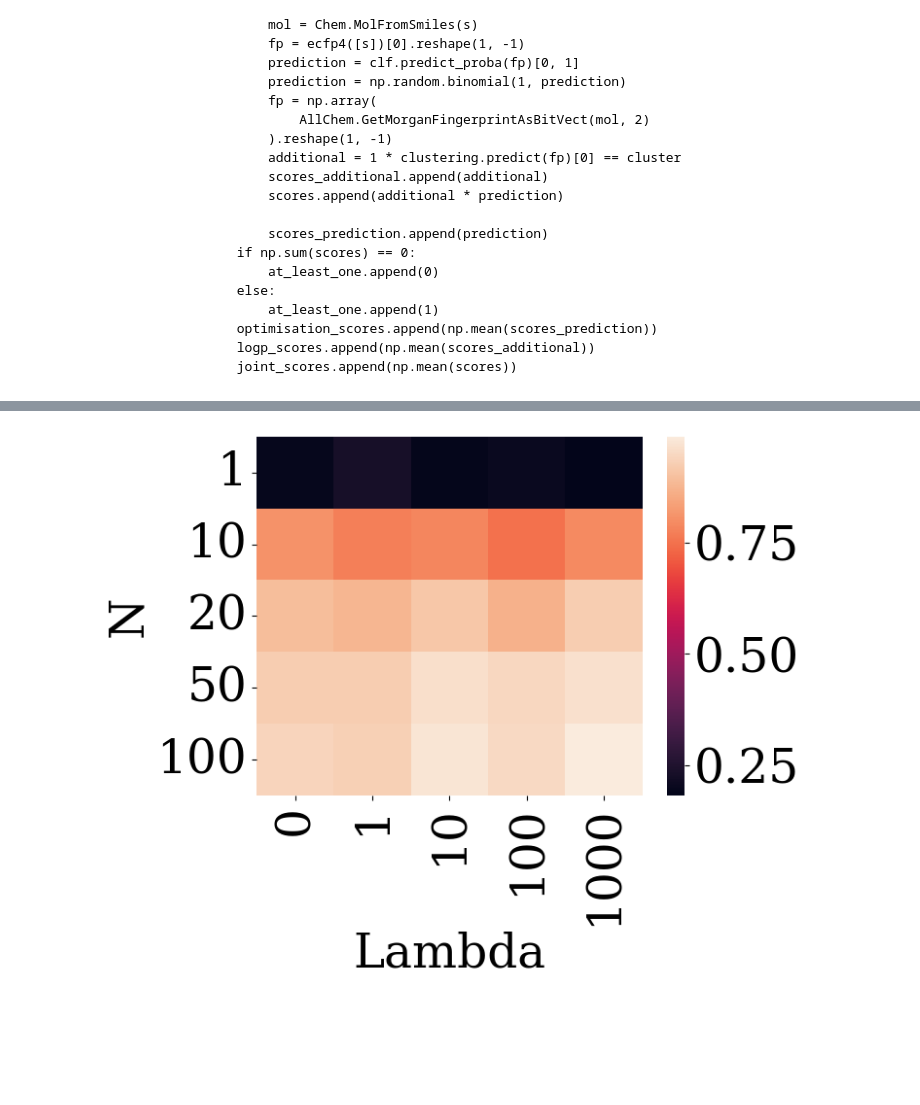
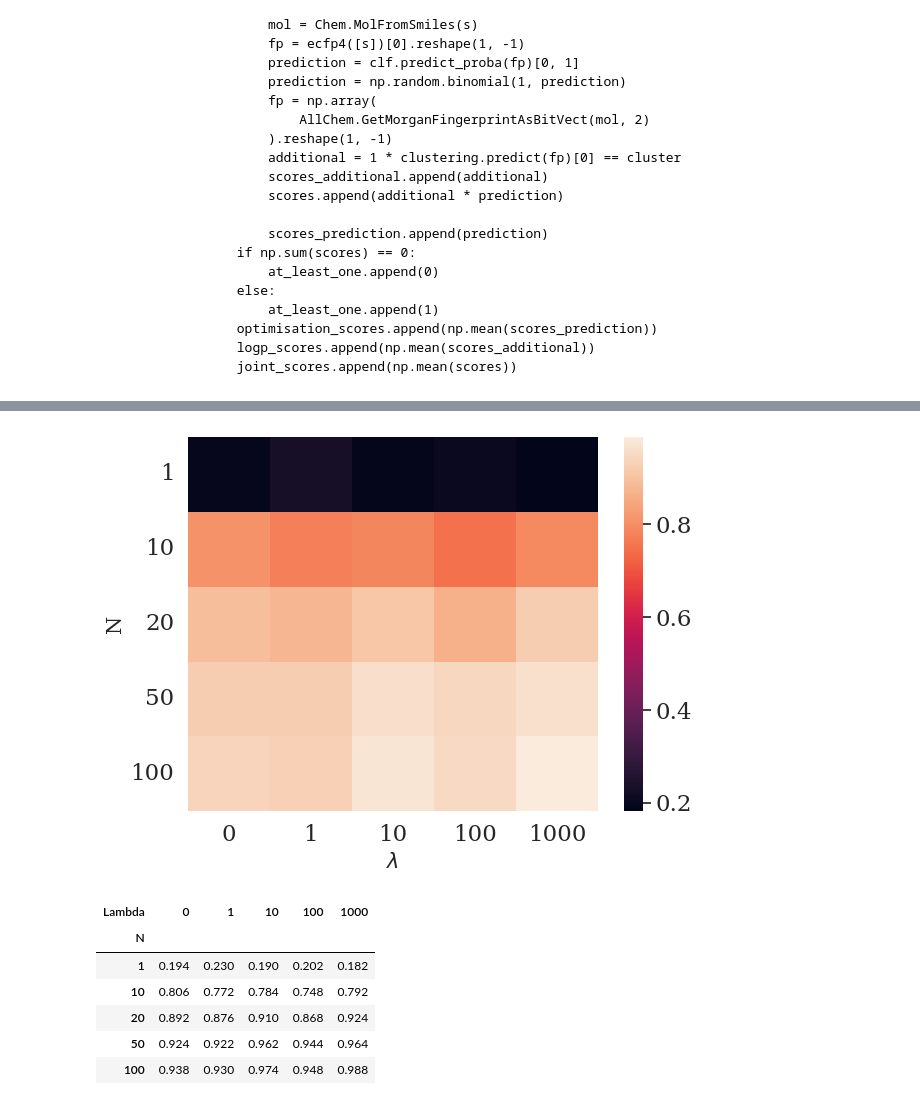
Before and after one commit to maxime-langevin/diverse_molecule_generation, a Jupyter notebook: drd2.ipynb, the cells around one changed output, grey strips where cells are left out. Cells and saved outputs as stored; diff of their text form; code cells hidden in the pictures; blank space fills up the shorter version.

```diff
--- a/drd2.ipynb
+++ b/drd2.ipynb
@@ -999,10 +1018,27 @@ pivoted = (
     .reset_index()
     .pivot(index="N", columns="Lambda", values="At least one")
 )
-sns.heatmap(pivoted)
-plt.savefig("graphs/DRD2_clogp.pdf", dpi=300, bbox_inches="tight")
-# %% [output]
-[figure, removed]
+# %%
+ax = sns.heatmap(pivoted)
+#plt.title('Probability of having at least one ', fontsize = 20) # title with fontsize 20
+plt.xlabel("$\lambda$", fontsize = 15) # x-axis label with fontsize 15
+plt.ylabel('N', fontsize = 15) # y-axis label with fontsize 15
+plt.yticks(rotation=360)
+plt.tight_layout()
+#plt.show()
+plt.savefig("graphs/DRD2_clogp.pdf", dpi=300, bbox_inches="tight")
+# %% [output]
+[figure, added]
+# %%
+pivoted
+# %% [output]
+| Lambda | 0 | 1 | 10 | 100 | 1000 |
+| N |  |  |  |  |  |
+| 1 | 0.194 | 0.230 | 0.190 | 0.202 | 0.182 |
+| 10 | 0.806 | 0.772 | 0.784 | 0.748 | 0.792 |
+| 20 | 0.892 | 0.876 | 0.910 | 0.868 | 0.924 |
+| 50 | 0.924 | 0.922 | 0.962 | 0.944 | 0.964 |
+| 100 | 0.938 | 0.930 | 0.974 | 0.948 | 0.988 |
 # %%
 optimisation_scores = []
 joint_scores = []
```
Also changed, not shown: parts of 18 cells of this notebook, 5 other files.
